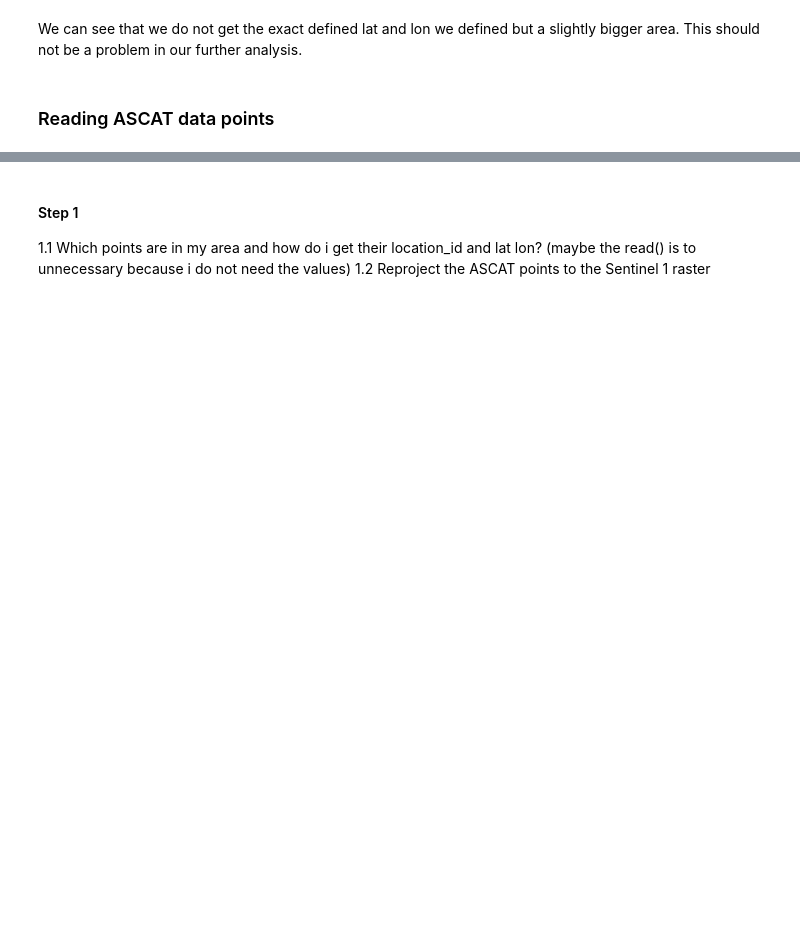
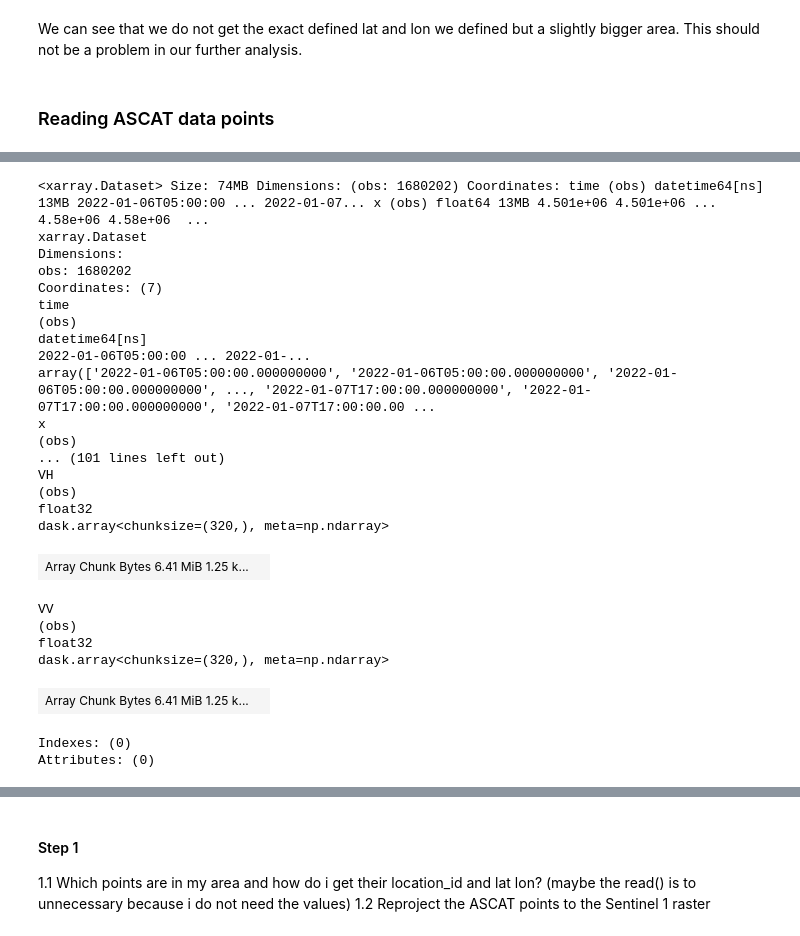
Before and after one commit to wagnerjoseph/Sentinel1-ASCAT-fusion, a Jupyter notebook: notebooks/mapping-s1-to-ascat.ipynb, the cells around one changed output, grey strips where cells are left out. Saved outputs shown, nothing was run; the diff lists cells and outputs as text; code cells hidden in the pictures; blank space fills up the shorter version.

```diff
--- a/notebooks/mapping-s1-to-ascat.ipynb
+++ b/notebooks/mapping-s1-to-ascat.ipynb
@@ -95,9 +99,8 @@ assert cell_source.exists(), f"Path does not exist: {cell_source}"
 # %%
-#from ascat.read_native.cdr import CellFileCollection  # adjust import as needed
-from ascat.read_native.ragged_array_ts import CellFileCollection  # ASCAT data
+from ascat.cell import CellGridFiles
 
-h121_reader = CellFileCollection.from_product_id(cell_source, "H121_V1.0")
+h121_reader = CellGridFiles.from_product_id(cell_source, "H121")
 
-ascat_ds = h121_reader.read(bbox=(latmin, latmax, lonmin, lonmax))
+ascat_ds = h121_reader.read(bbox=bbox)
 ascat_ds
 # %% [output]
@@ -104,0 +124,3 @@ AlignmentError: cannot reindex or align along dimension 'locations' because of c
+# %%
+points_ds = ascat_ds.cf_geom.to_point_array()
+points_ds
@@ -104,0 +145,4 @@ AlignmentError: cannot reindex or align along dimension 'locations' because of c
+# %%
+from pyproj import Transformer
+x, y = Transformer.from_crs("EPSG:4326", "EPSG:27704", always_xy=True).transform(points_ds.lon, points_ds.lat)
+x
@@ -104,0 +152,3 @@ AlignmentError: cannot reindex or align along dimension 'locations' because of c
+# %%
+points_ds['e7x'] = ('obs', x)
+points_ds['e7y'] = ('obs', y)
@@ -104,0 +175,29 @@ AlignmentError: cannot reindex or align along dimension 'locations' because of c
+# %%
+ascat_sentinel = sentinel_ds.sel(x=points_ds.e7x, y=points_ds.e7y, time=points_ds.time, method="nearest")
+ascat_sentinel
+# %% [output]
+<xarray.Dataset> Size: 74MB Dimensions: (obs: 1680202) Coordinates: time (obs) datetime64[ns] 13MB 2022-01-06T05:00:00 ... 2022-01-07... x (obs) float64 13MB 4.501e+06 4.501e+06 ... 4.58e+06 4.58e+06  ...
+xarray.Dataset
+Dimensions:
+obs: 1680202
+Coordinates: (7)
+time
+(obs)
+datetime64[ns]
+2022-01-06T05:00:00 ... 2022-01-...
+array(['2022-01-06T05:00:00.000000000', '2022-01-06T05:00:00.000000000', '2022-01-06T05:00:00.000000000', ..., '2022-01-07T17:00:00.000000000', '2022-01-07T17:00:00.000000000', '2022-01-07T17:00:00.00 ...
+x
+(obs)
+... (101 lines left out)
+VH
+(obs)
+float32
+dask.array<chunksize=(320,), meta=np.ndarray>
+| Array Chunk Bytes 6.41 MiB 1.25 k... |  |
+VV
+(obs)
+float32
+dask.array<chunksize=(320,), meta=np.ndarray>
+| Array Chunk Bytes 6.41 MiB 1.25 k... |  |
+Indexes: (0)
+Attributes: (0)
```
Also changed, not shown: parts of 16 cells of this notebook, 1 other file.
